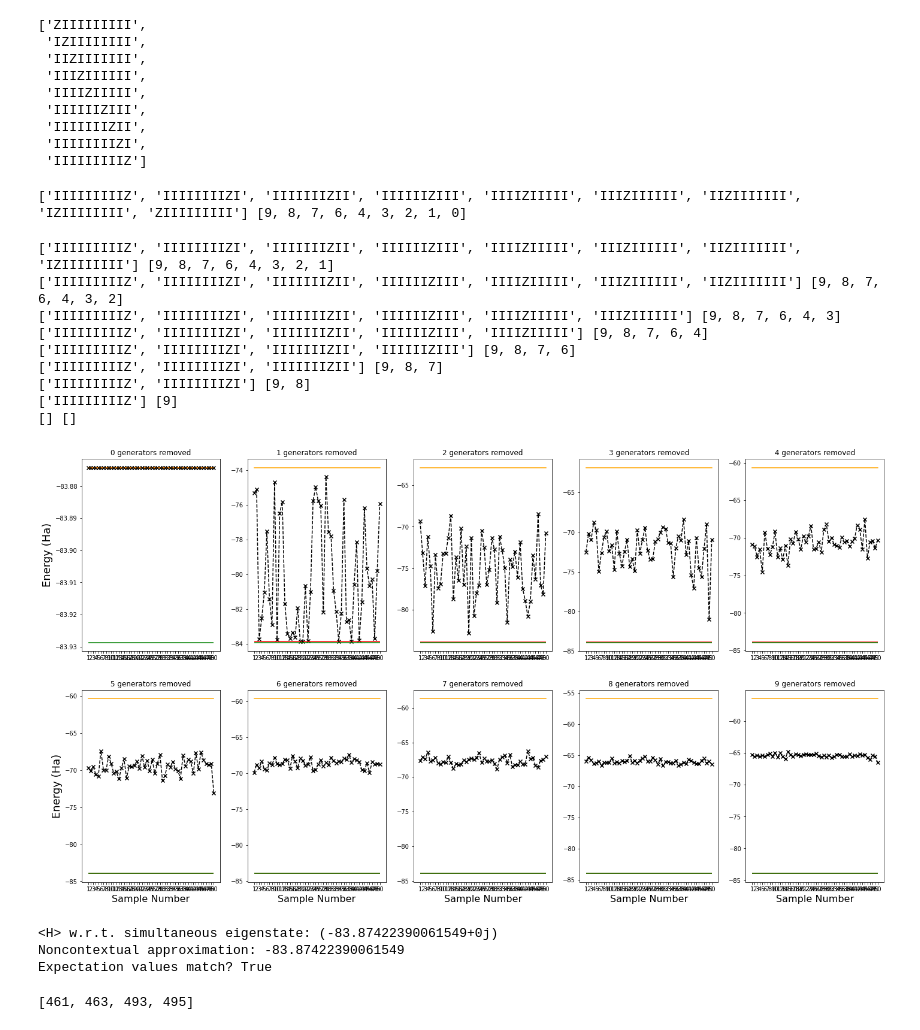
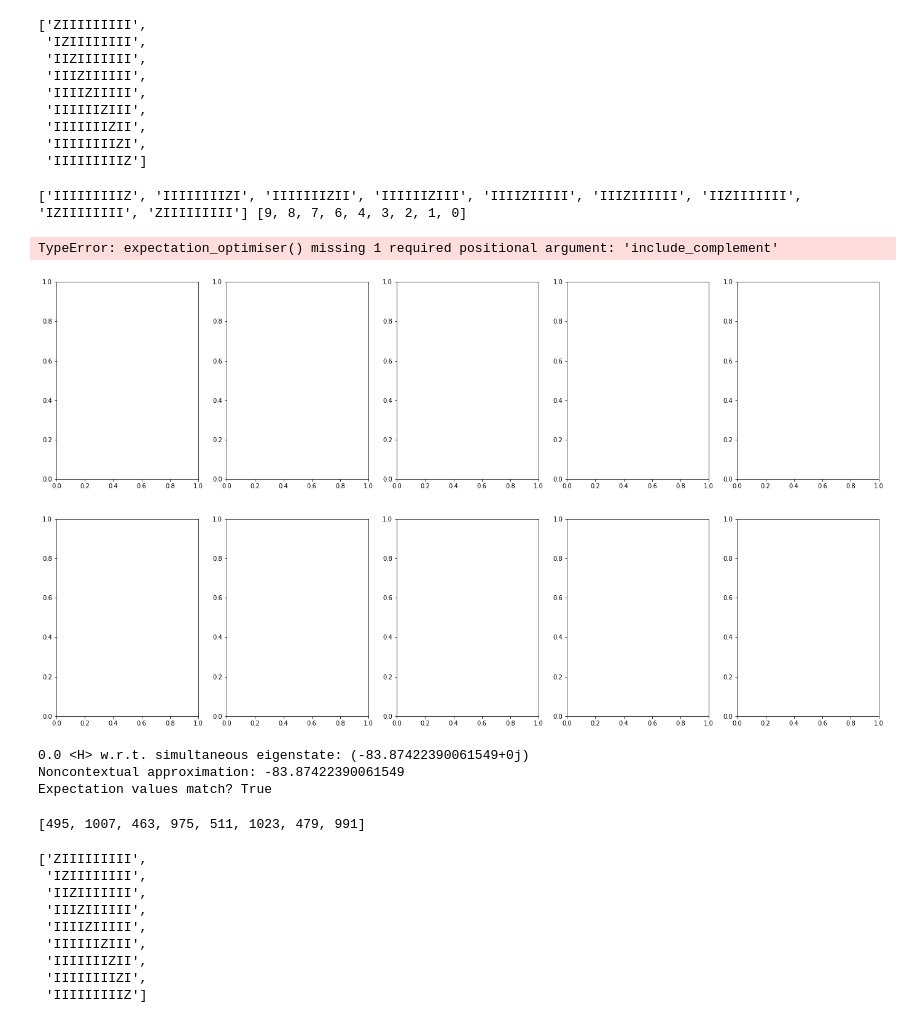
Before and after one commit to wmkirby1/CS-VQE, a Jupyter notebook: H2O.ipynb, the cells around one changed output. Drawn from its saved outputs; the diff is of its cells as text; code cells hidden in the pictures.

```diff
--- a/H2O.ipynb
+++ b/H2O.ipynb
@@ -326,22 +381,11 @@ generators
 # %%
 #take expectation value algebraically
 from matplotlib import pyplot as plt
-shots=50
+molecule='H2O'
+shots=2
 initial_state = '0111101111'
 
 #rot_ham, rot_ham_noncon, rot_ham_context = rotate_hamiltonian(rotations, ham, ham_noncon, ham_context)
-
-def expectation_optimiser(ham_n, ham_c, p, Z_indices, initial_state):
-    eigenstate_indices = find_eigenstate_indices(initial_state, Z_indices)
-
-    psi = np.array([0 for i in range(2**num_qubits)], dtype=complex)
-    for index, i in enumerate(eigenstate_indices):
-        psi += (p[index])*add_eigenstate(r1=r1, r2=r2, theta=0, n=0, index=i, num_qubits=num_qubits)
-
-    expect_noncon = expectation(ham_n, psi)
-    expect_context = expectation(ham_c, psi)
-
-    return expect_noncon, expect_context
 
 fig, axs = plt.subplots(nrows = 2, ncols = 5, figsize = (24,13))
 grid_pos = [(0,0),(0,1),(0,2),(0,3),(0,4),(1,0),(1,1),(1,2),(1,3),(1,4)]
@@ -363,7 +407,7 @@ for index, grid in enumerate(grid_pos):
     new_ham_noncon_q = q_conv.dict_to_QubitOperator(new_ham_noncon, num_qubits)
     new_ham_context_q = q_conv.dict_to_QubitOperator(new_ham_context, num_qubits)
 
-    eigenstate_indices = sorted(find_eigenstate_indices(initial_state, Z_indices))
+    eigenstate_indices = sorted(find_eigenstate_indices(initial_state, Z_indices, num_qubits = num_qubits, molecule='H2O'))
 
     random_amplitudes=[]
     for i in range(shots):
@@ -382,47 +426,41 @@ for index, grid in enumerate(grid_pos):
     #A = LinearQubitOperator(A_op, num_qubits)
 
     for amps in random_amplitudes:
-        expect_noncon, expect_context = expectation_optimiser(new_ham_noncon_q, new_ham_context_q, amps, Z_indices, initial_state)
+        expect_noncon, expect_context = expectation_optimiser(molecule=molecule, ham_n=new_ham_noncon_q, ham_c=new_ham_context_q,
+                                                              amps=amps, initial_state=initial_state,num_qubits=num_qubits,
+                                                              Z_indices=Z_indices)
 
         #Y_full.append(expect_full)
         Y_noncon.append(expect_noncon)
         Y_context.append(expect_context)
         Y_combined.append(expect_noncon+expect_context)
 
         #print(p, expect_noncon + expect_context < gs_noncon_energy)
         #print((np.conjugate(psi)).dot(psi))
         #Verify +1-eigenstate
         #A_psi = A.matvec(psi)
         #print(psi_conj.dot(A_psi))
 
     axs[grid].plot(X, Y_noncon, color='orange')
     #axs[grid].scatter(X, Y_context, color='blue', marker = 'x')
     #axs[grid].plot(X, Y_context, color='blue', ls='--')
     axs[grid].scatter(X, Y_combined, color='black', marker = 'x')
     axs[grid].plot(X, Y_combined, color='black', ls='--')
     #plt.plot(range(shots), Y_combined, color='purple')
     axs[grid].hlines(gs_noncon_energy, 1, shots, color='r')
     axs[grid].hlines(true_gs, 1, shots, color='g')
 
     axs[grid].set_xticks(X)
     axs[grid].set_title("%i generators removed" % abs(index-9))
     if grid[0] == 1:
         axs[grid].set_xlabel('Sample Number',fontsize=16)
     if grid[1] == 0:
         axs[grid].set_ylabel('Energy (Ha)',fontsize=18)
     #print('<H> w.r.t. simultaneous eigenstate:', expect)
     #print('Noncontextual approximation:', gs_noncon_energy)
     #print('Expectation values match?', abs(expect - gs_noncon_energy) < 10**-12) #sanity check - expectation values match?
 # %% [output]
 ['IIIIIIIIIZ', 'IIIIIIIIZI', 'IIIIIIIZII', 'IIIIIIZIII', 'IIIIZIIIII', 'IIIZIIIIII', 'IIZIIIIIII', 'IZIIIIIIII', 'ZIIIIIIIII'] [9, 8, 7, 6, 4, 3, 2, 1, 0]
-['IIIIIIIIIZ', 'IIIIIIIIZI', 'IIIIIIIZII', 'IIIIIIZIII', 'IIIIZIIIII', 'IIIZIIIIII', 'IIZIIIIIII', 'IZIIIIIIII'] [9, 8, 7, 6, 4, 3, 2, 1]
-['IIIIIIIIIZ', 'IIIIIIIIZI', 'IIIIIIIZII', 'IIIIIIZIII', 'IIIIZIIIII', 'IIIZIIIIII', 'IIZIIIIIII'] [9, 8, 7, 6, 4, 3, 2]
-['IIIIIIIIIZ', 'IIIIIIIIZI', 'IIIIIIIZII', 'IIIIIIZIII', 'IIIIZIIIII', 'IIIZIIIIII'] [9, 8, 7, 6, 4, 3]
-['IIIIIIIIIZ', 'IIIIIIIIZI', 'IIIIIIIZII', 'IIIIIIZIII', 'IIIIZIIIII'] [9, 8, 7, 6, 4]
-['IIIIIIIIIZ', 'IIIIIIIIZI', 'IIIIIIIZII', 'IIIIIIZIII'] [9, 8, 7, 6]
-['IIIIIIIIIZ', 'IIIIIIIIZI', 'IIIIIIIZII'] [9, 8, 7]
-['IIIIIIIIIZ', 'IIIIIIIIZI'] [9, 8]
-['IIIIIIIIIZ'] [9]
-[] []
+TypeError: expectation_optimiser() missing 1 required positional argument: 'include_complement'
-[figure, old version]
+[figure, new version]
 # %%
@@ -437,17 +475,13 @@ ham_context_q = q_conv.dict_to_QubitOperator(ham_context, num_qubits)
 #take expectation value algebraically
 
 for p in np.linspace(0, 1, 1):
-    psi = add_eigenstate(r1=r1, r2=r2, index=495, theta=0, n=0, num_qubits=num_qubits)
+    psi = add_eigenstate(molecule='H2O', r1=r1, r2=r2, index=495, theta=0, num_qubits=num_qubits)
     expect = expectation(ham_q, psi)
 
     print('<H> w.r.t. simultaneous eigenstate:', expect)
     print('Noncontextual approximation:', gs_noncon_energy)
     print('Expectation values match?', abs(expect - gs_noncon_energy) < 10**-12) #sanity check - expectation values match?
 # %% [output]
-<H> w.r.t. simultaneous eigenstate: (-83.87422390061549+0j)
+0.0 <H> w.r.t. simultaneous eigenstate: (-83.87422390061549+0j)
 Noncontextual approximation: -83.87422390061549
 Expectation values match? True
-# %%
-sorted(find_eigenstate_indices(initial_state, [8, 4]))
-# %% [output]
-[461, 463, 493, 495]
@@ -454 +491,17 @@ sorted(find_eigenstate_indices(initial_state, [8, 4]))
+# %%
+find_eigenstate_indices(initial_state, [0,4], include_complement=True, num_qubits=num_qubits, molecule='H2O')
+# %% [output]
+[495, 1007, 463, 975, 511, 1023, 479, 991]
+# %%
+generators
+# %% [output]
+['ZIIIIIIIII',
+ 'IZIIIIIIII',
+ 'IIZIIIIIII',
+ 'IIIZIIIIII',
+ 'IIIIZIIIII',
+ 'IIIIIIZIII',
+ 'IIIIIIIZII',
+ 'IIIIIIIIZI',
+ 'IIIIIIIIIZ']
 # %%
```
Also changed, not shown: parts of 22 cells of this notebook, 8 other files.
